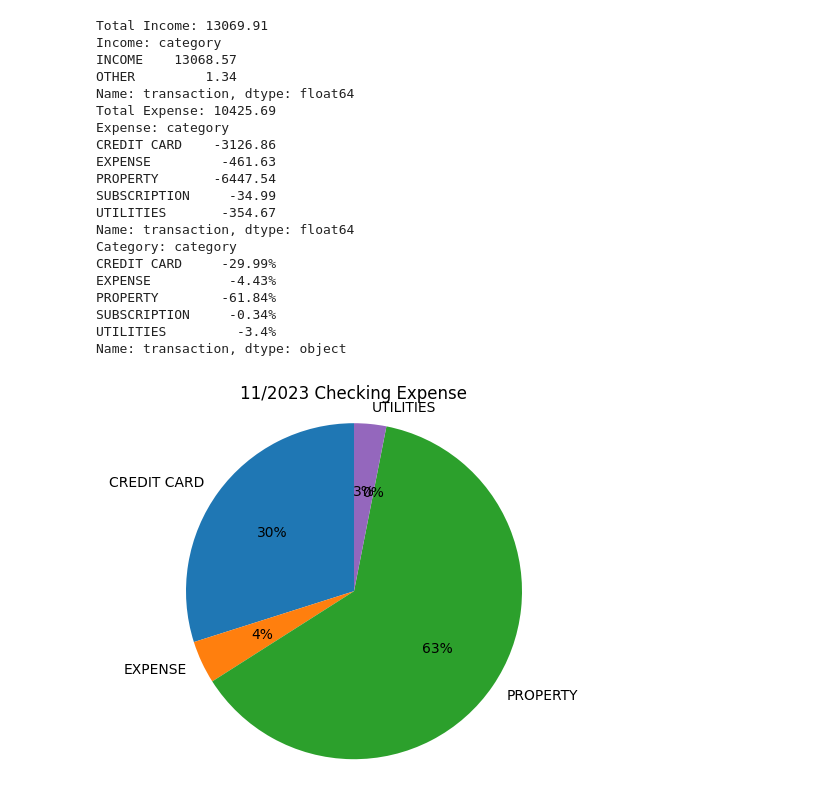
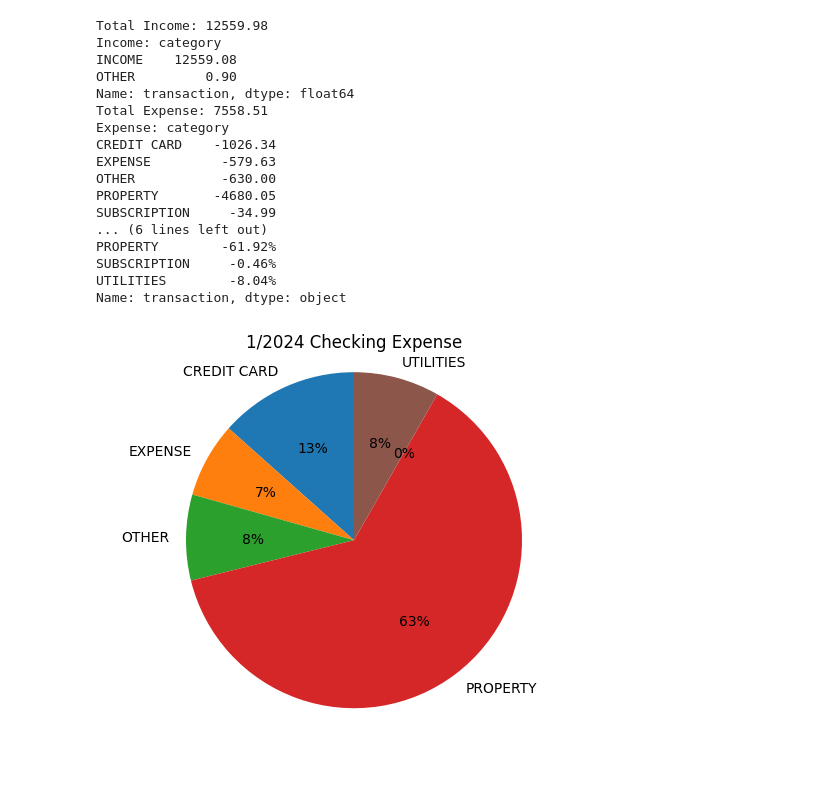
Before and after one commit to lonelytango/swiss-finance, a Jupyter notebook: analyzer.ipynb, the cells around one changed output. Saved outputs shown, nothing was run; the diff lists cells and outputs as text; code cells hidden in the pictures; blank space fills up the shorter version.

```diff
--- a/analyzer.ipynb
+++ b/analyzer.ipynb
@@ -3,27 +3,24 @@ import source.utilities as util
 import source.loader as load
 import source.analyzer as analyzer
 # %%
-analyzer.analyzeChecking(11, 2023)
+analyzer.analyzeChecking(1, 2024)
 # %% [output]
-Total Income: 13069.91
+Total Income: 12559.98
 Income: category
-INCOME    13068.57
-OTHER         1.34
+INCOME    12559.08
+OTHER         0.90
 Name: transaction, dtype: float64
-Total Expense: 10425.69
+Total Expense: 7558.51
 Expense: category
-CREDIT CARD    -3126.86
-EXPENSE         -461.63
-PROPERTY       -6447.54
+CREDIT CARD    -1026.34
+EXPENSE         -579.63
+OTHER           -630.00
+PROPERTY       -4680.05
 SUBSCRIPTION     -34.99
-UTILITIES       -354.67
-Name: transaction, dtype: float64
-Category: category
-CREDIT CARD     -29.99%
-EXPENSE          -4.43%
-PROPERTY        -61.84%
-SUBSCRIPTION     -0.34%
-UTILITIES         -3.4%
+... (6 lines left out)
+PROPERTY        -61.92%
+SUBSCRIPTION     -0.46%
+UTILITIES        -8.04%
 Name: transaction, dtype: object
-[figure, old version]
+[figure, new version]
 # %%
```
Also changed, not shown: parts of 3 cells of this notebook, 7 other files.
